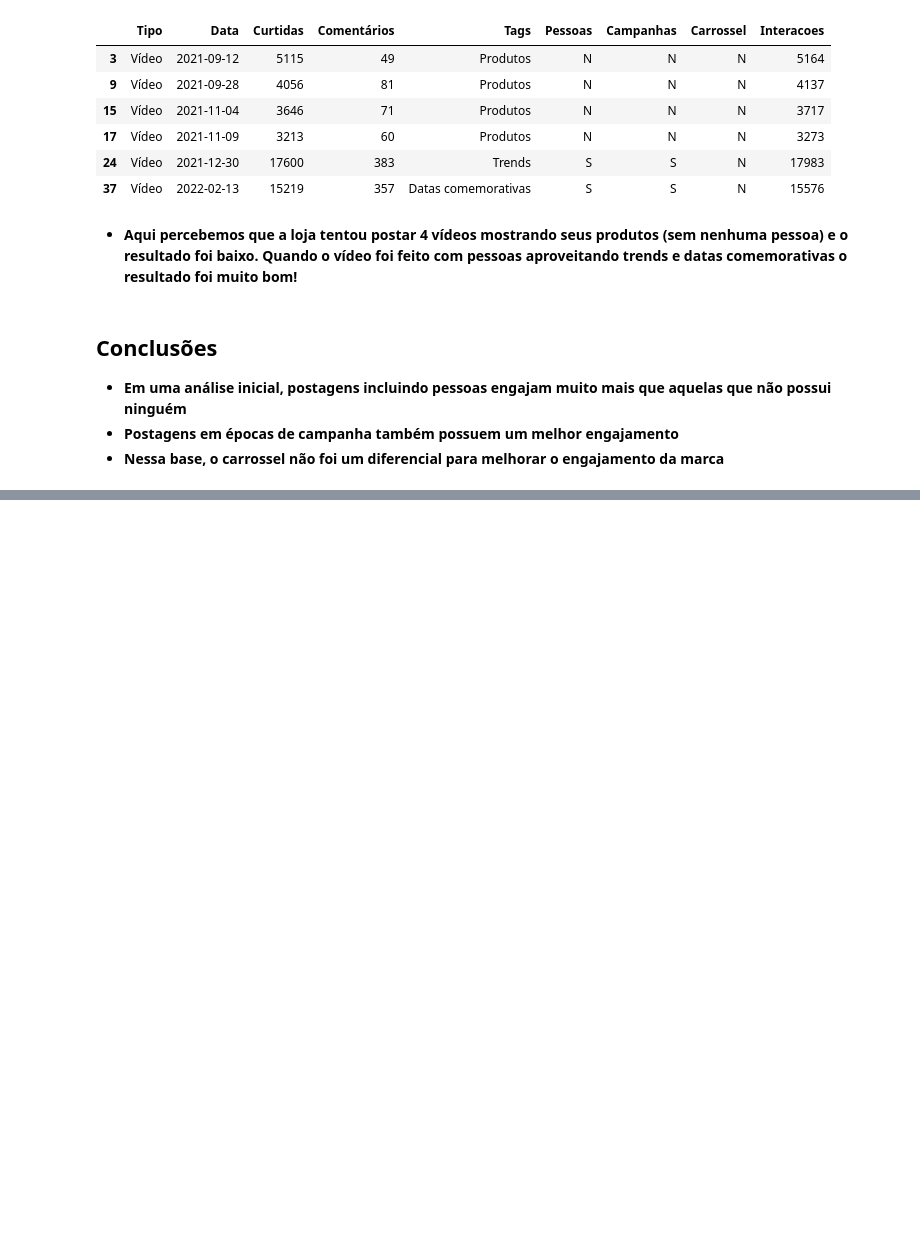
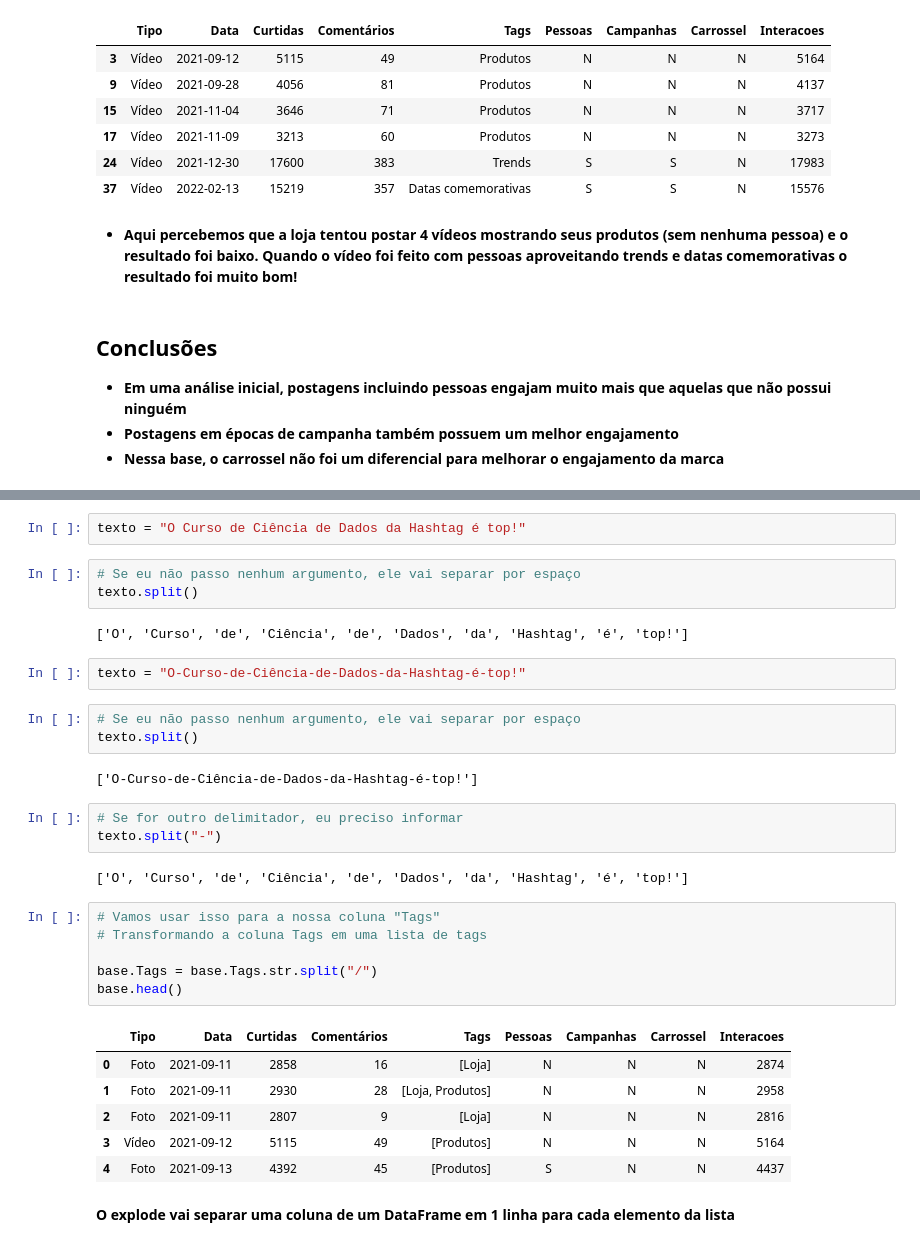
Before and after one commit to andrewyamagata/DADOS, a Jupyter notebook: Aula03AnaliseEngajamento.ipynb, the cells around one changed output, grey strips where cells are left out. Drawn from its saved outputs; the diff is of its cells as text; blank space fills up the shorter version.

```diff
--- a/Aula03AnaliseEngajamento.ipynb
+++ b/Aula03AnaliseEngajamento.ipynb
@@ -440,0 +476,34 @@ base[base.Tipo == "Vídeo"]
+# %%
+texto = "O Curso de Ciência de Dados da Hashtag é top!"
+# %%
+# Se eu não passo nenhum argumento, ele vai separar por espaço
+texto.split()
+# %% [output]
+['O', 'Curso', 'de', 'Ciência', 'de', 'Dados', 'da', 'Hashtag', 'é', 'top!']
+# %%
+texto = "O-Curso-de-Ciência-de-Dados-da-Hashtag-é-top!"
+# %%
+# Se eu não passo nenhum argumento, ele vai separar por espaço
+texto.split()
+# %% [output]
+['O-Curso-de-Ciência-de-Dados-da-Hashtag-é-top!']
+# %%
+# Se for outro delimitador, eu preciso informar
+texto.split("-")
+# %% [output]
+['O', 'Curso', 'de', 'Ciência', 'de', 'Dados', 'da', 'Hashtag', 'é', 'top!']
+# %%
+# Vamos usar isso para a nossa coluna "Tags"
+# Transformando a coluna Tags em uma lista de tags
+
+base.Tags = base.Tags.str.split("/")
+base.head()
+# %% [output]
+|  | Tipo | Data | Curtidas | Comentários | Tags | Pessoas | Campanhas | Carrossel | Interacoes |
+| 0 | Foto | 2021-09-11 | 2858 | 16 | [Loja] | N | N | N | 2874 |
+| 1 | Foto | 2021-09-11 | 2930 | 28 | [Loja, Produtos] | N | N | N | 2958 |
+| 2 | Foto | 2021-09-11 | 2807 | 9 | [Loja] | N | N | N | 2816 |
+| 3 | Vídeo | 2021-09-12 | 5115 | 49 | [Produtos] | N | N | N | 5164 |
+| 4 | Foto | 2021-09-13 | 4392 | 45 | [Produtos] | S | N | N | 4437 |
+# %% [markdown]
+**O explode vai separar uma coluna de um DataFrame em 1 linha para cada elemento da lista**
```
Also changed, not shown: parts of 27 cells of this notebook.
